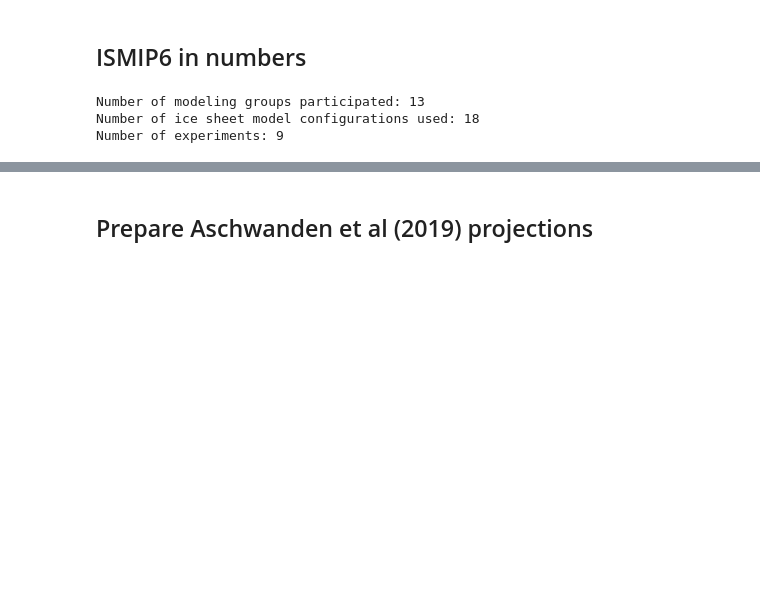
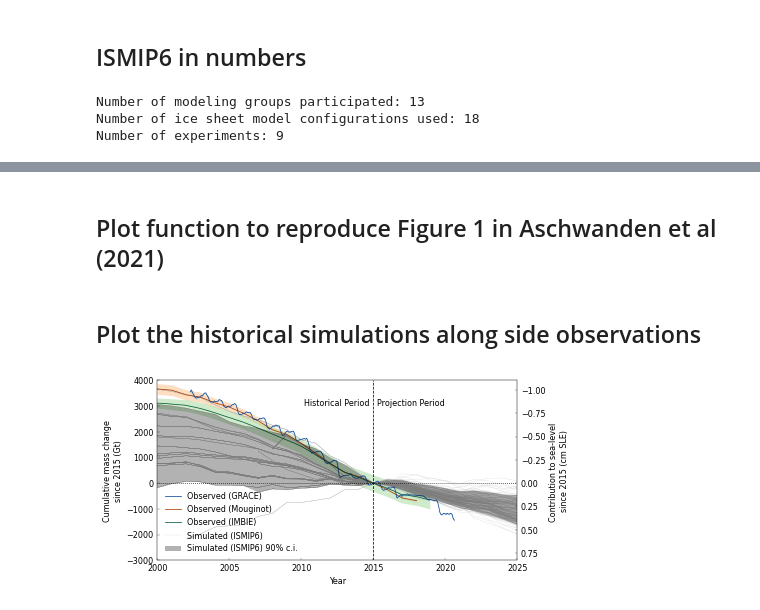
Before and after one commit to aaschwanden/ismip6-ipcc, a Jupyter notebook: analyze_slr_predictions.ipynb, the cells around one changed output, grey strips where cells are left out. Saved outputs shown, nothing was run; the diff lists cells and outputs as text; code cells hidden in the pictures; blank space fills up the shorter version.

```diff
--- a/analyze_slr_predictions.ipynb
+++ b/analyze_slr_predictions.ipynb
@@ -18,5 +20,0 @@ import time
-# %%
-hist_start = 2008
-hist_end = 2014
-proj_start = hist_end + 1
-proj_end = 2100
@@ -49,25 +47,34 @@ params = {
 plt.rcParams.update(params)
 
 
-secpera = 3.15569259747e7
-
 grace_signal_lw = 0.75
 mouginot_signal_lw = 0.75
 imbie_signal_lw = 0.75
-simulated_signal_lw = 0.3
+simulated_signal_lw = 0.15
 grace_signal_color = "#084594"
 grace_sigma_color = "#9ecae1"
 mouginot_signal_color = "#a63603"
 mouginot_sigma_color = "#fdbe85"
 imbie_signal_color = "#005a32"
 imbie_sigma_color = "#a1d99b"
-mankoff_signal_color = "#54278f"
-mankoff_sigma_color = "#bcbddc"
 simulated_signal_color = "0.7"
 
 gt2cmSLE = 1.0 / 362.5 / 10.0
 
 rcp_list = ["26", "45", "85"]
 rcp_col_dict = {"CTRL": "k", 85: "#990002", 45: "#5492CD", 26: "#003466"}
+
+def set_size(w, h, ax=None):
+    """ w, h: width, height in inches """
+
+    if not ax:
+        ax = plt.gca()
+    l = ax.figure.subplotpars.left
+    r = ax.figure.subplotpars.right
+    t = ax.figure.subplotpars.top
+    b = ax.figure.subplotpars.bottom
+    figw = float(w) / (r - l)
+    figh = float(h) / (t - b)
+    ax.figure.set_size_inches(figw, figh)
 # %% [markdown]
 ## Load ISMIP6 Greenland projections
@@ -76,3 +81,5 @@ ismip6 = pd.read_csv("ismip6_gris_ctrl_removed.csv.gz")
+# %%
+ismip6 = load_ismip6()
 # %% [markdown]
 ## ISMIP6 in numbers
 # %%
@@ -102,17 +109,7 @@ grace["Cumulative ice sheet mass change (Gt)"] -= np.interp(
     proj_start, grace["Year"], grace["Cumulative ice sheet mass change (Gt)"]
 )
 
-# Get the GRACE trend
-grace_time = (grace["Year"] >= hist_start) & (grace["Year"] <= proj_start)
-grace_hist_df = grace[grace_time]
-x = grace_hist_df["Year"]
-y = grace_hist_df["Cumulative ice sheet mass change (Gt)"]
-s = grace_hist_df["Cumulative ice sheet mass change uncertainty (Gt)"]
-X = sm.add_constant(x)
-ols = sm.OLS(y, X).fit()
-p = ols.params
-grace_bias = p[0]
-grace_trend = p[1]
-grace_trend_stderr = ols.bse[1]
+mou19 = load_mouginot()
+imbie = load_imbie()
-# %% [markdown]
-## Prepare Aschwanden et al (2019) projections
+# %% [markdown]
+## Plot function to reproduce Figure 1 in Aschwanden et al (2021)
@@ -118,0 +236,7 @@ grace_trend_stderr = ols.bse[1]
+# %% [markdown]
+## Plot the historical simulations along side observations
+# %%
+historical_filename = "GRIS_historical.pdf"
+plot_historical(historical_filename, ismip6, grace, mou19, imbie)
+# %% [output]
+[figure, added]
```
Also changed, not shown: parts of 31 cells of this notebook, 8 other files.
